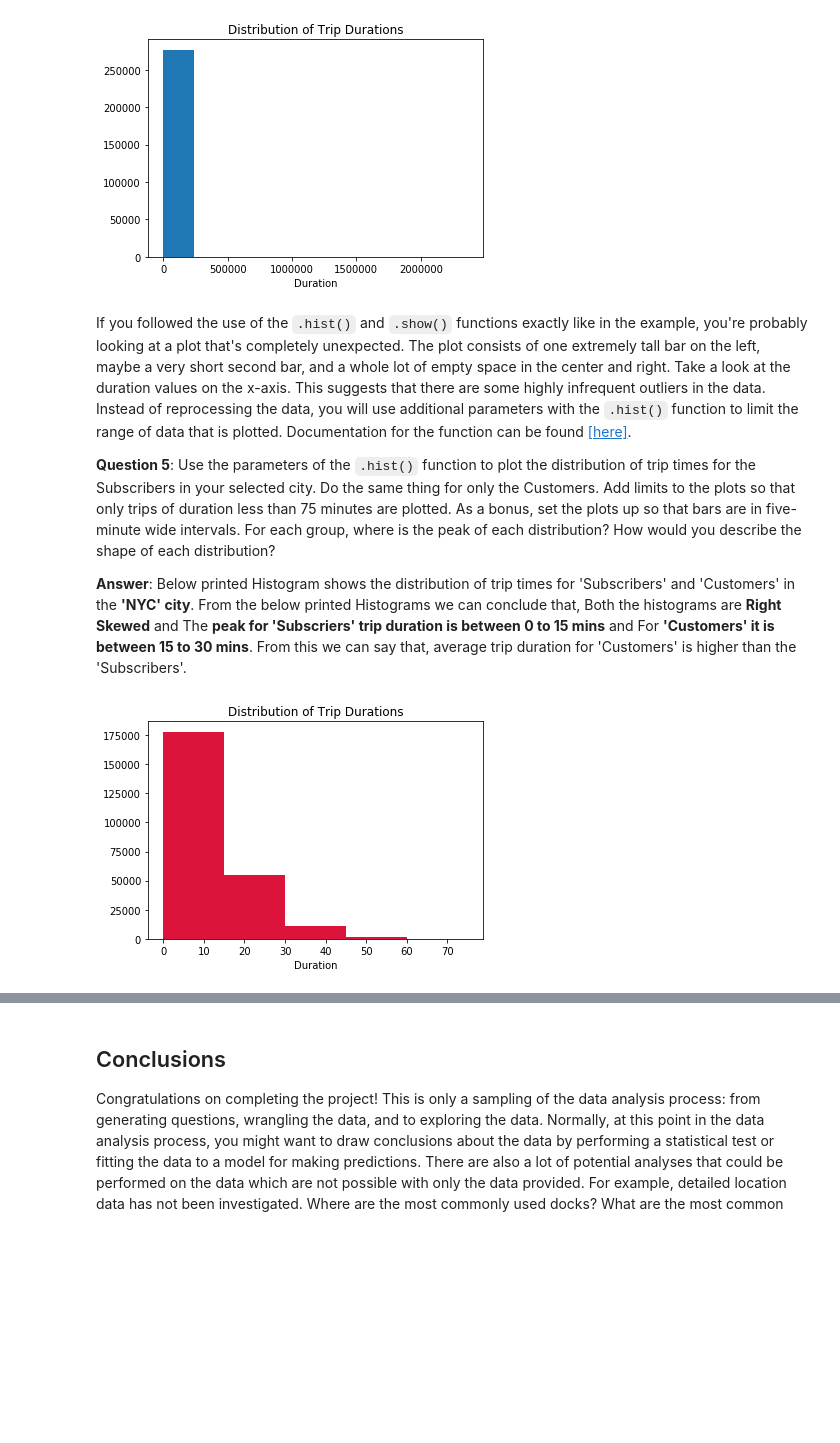
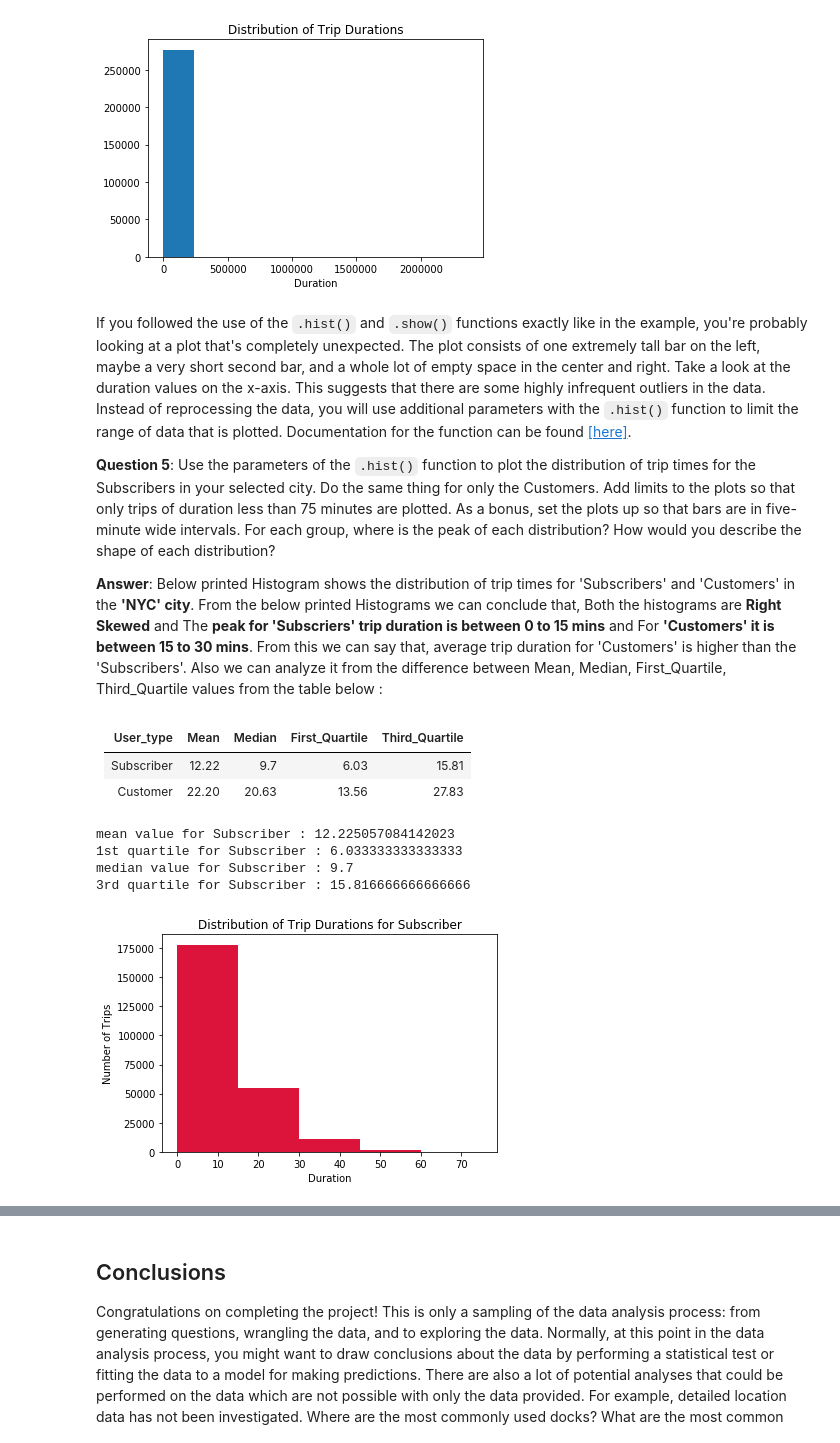
Before and after one commit to VrushM/US-BIKESHARE-DATA_Analysis, a Jupyter notebook: Bike_Share_Analysis.ipynb, the cells around one changed output, grey strips where cells are left out. Drawn from its saved outputs; the diff is of its cells as text; code cells hidden in the pictures; blank space fills up the shorter version.

Commit message:
Visualisation Updated
In this notebook file visualisation is improved and the the table is added to show the standard statistics

```diff
--- a/Bike_Share_Analysis.ipynb
+++ b/Bike_Share_Analysis.ipynb
@@ -411,7 +416,7 @@ def user_ride_duration(filename, city): #Calculates average trip duration for bo
     return (city,num_sub,num_cust, total_of_duration, avg_Subs, avg_Cust)
 
 
-data_files = ['./data/NYC-CitiBike-2016.csv']
+data_files = ['./data/NYC-CitiBike-2016.csv',]
 city = 'NYC'
 for data_file in data_files:
     city,num_sub,num_cust,total_of_duration,avg_Subs, avg_Cust = user_ride_duration(data_file, city)
@@ -461,27 +468,42 @@ If you followed the use of the `.hist()` and `.show()` functions exactly like in
 
 **Question 5**: Use the parameters of the `.hist()` function to plot the distribution of trip times for the Subscribers in your selected city. Do the same thing for only the Customers. Add limits to the plots so that only trips of duration less than 75 minutes are plotted. As a bonus, set the plots up so that bars are in five-minute wide intervals. For each group, where is the peak of each distribution? How would you describe the shape of each distribution?
 
-**Answer**: Below printed Histogram shows the distribution of trip times for 'Subscribers' and 'Customers' in the __'NYC' city__. From the below printed Histograms we can conclude that, Both the histograms are __Right Skewed__ and The __peak for 'Subscriers' trip duration is between 0 to 15 mins__ and For __'Customers' it is between 15 to 30 mins__. From this we can say that, average trip duration for 'Customers' is higher than the 'Subscribers'.
+**Answer**: Below printed Histogram shows the distribution of trip times for 'Subscribers' and 'Customers' in the __'NYC' city__. From the below printed Histograms we can conclude that, Both the histograms are __Right Skewed__ and The __peak for 'Subscriers' trip duration is between 0 to 15 mins__ and For __'Customers' it is between 15 to 30 mins__. From this we can say that, average trip duration for 'Customers' is higher than the 'Subscribers'. Also we can analyze it from the difference between Mean, Median,  First_Quartile, Third_Quartile values from the table below :
+# %% [markdown]
+ |User_type  | Mean | Median | First_Quartile | Third_Quartile |
+ |:----------|:----:|:------:|:--------------:|:--------------:|
+ | Subscriber| 12.22|   9.7  |    6.03        |    15.81       |
+ | Customer  | 22.20|  20.63 |    13.56       |    27.83       |
 # %%
 def NYC_sub(filename, city):
     value = []  #Empty list to store trip duration greater than 75 min for subscribers
     with open(filename,'r') as f_in:
         trip_reader = csv.DictReader(f_in)
         for row in trip_reader:
             user = type_of_user(row, city)
             if user == 'Subscriber' and float(row['tripduration'])/60 < 75 :
                 data = float(row['tripduration'])/60   #Value of tripduration that particular row is stored in data
                 value.append(data)   #Output of data is appended to the value list
+
     return value
 filename = './data/NYC-CitiBike-2016.csv'
 city = 'NYC'
 bins = [0,15,30,45,60,75]
 plt.hist(NYC_sub(filename, city),bins, histtype='bar', color = 'crimson') #Plots histogram
-plt.title('Distribution of Trip Durations')
+plt.title('Distribution of Trip Durations for Subscriber')
 plt.xlabel('Duration')
+plt.ylabel('Number of Trips')
+print('mean value for Subscriber : {}'.format( np.mean(NYC_sub(filename, city))))
+print('1st quartile for Subscriber : {}'.format(np.percentile(NYC_sub(filename, city), 25)))
+print('median value for Subscriber : {}'.format(np.median(NYC_sub(filename, city))))
+print('3rd quartile for Subscriber : {}'.format(np.percentile(NYC_sub(filename, city), 75)))
 plt.show()
 # %% [output]
+mean value for Subscriber : 12.225057084142023
+1st quartile for Subscriber : 6.033333333333333
+median value for Subscriber : 9.7
+3rd quartile for Subscriber : 15.816666666666666
-[figure, old version]
+[figure, new version]
 # %%
 def NYC_sub(filename, city):
     value = [] #Empty list to store trip duration greater than 75 min for customers
```
Also changed, not shown: parts of 7 cells of this notebook, 2 other files.
